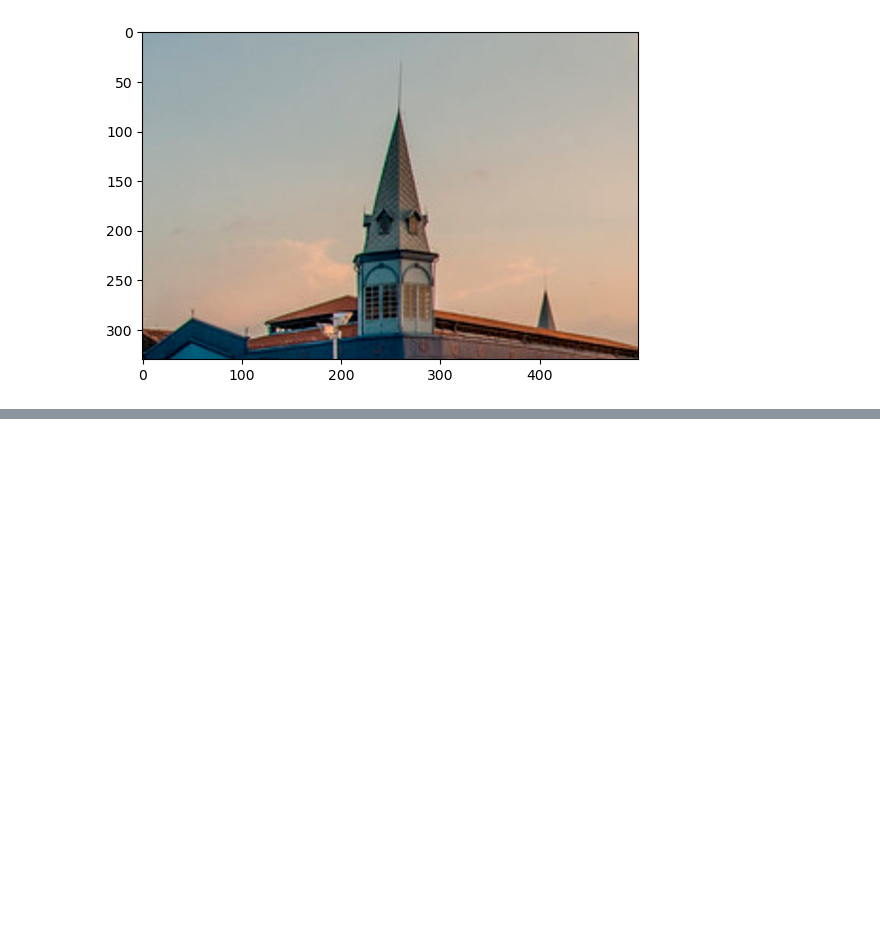
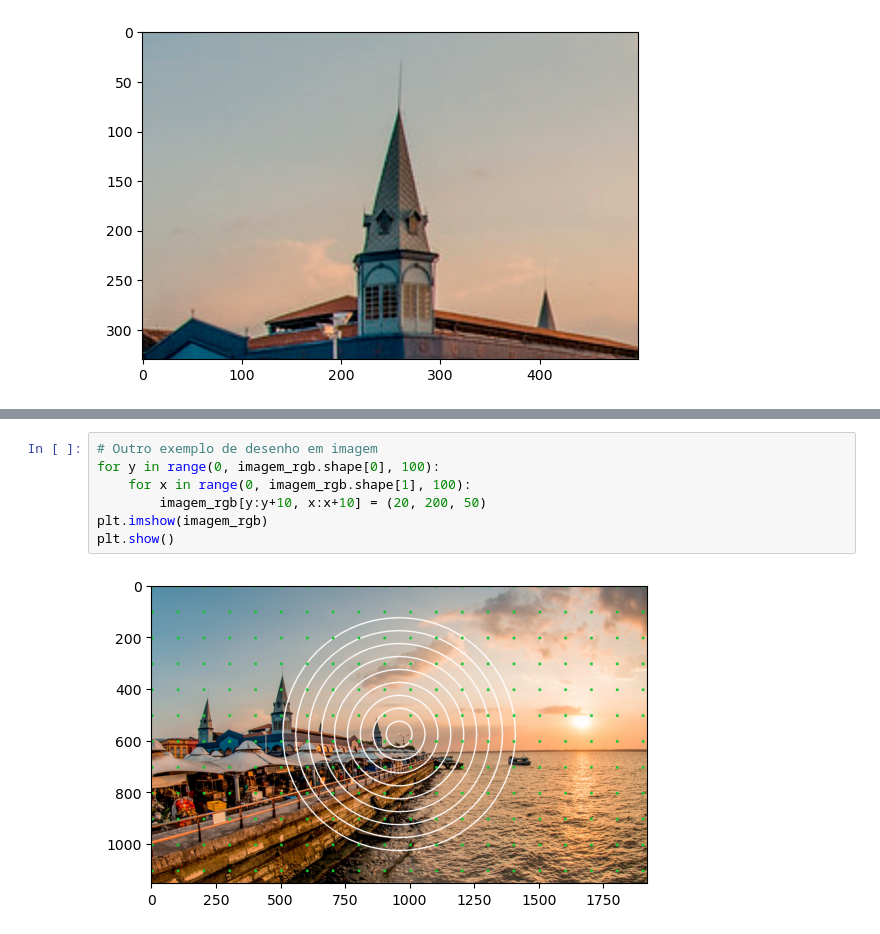
Before and after one commit to ramoneirao/visao-computacional, a Jupyter notebook: notebooks/image processing/processamento.ipynb, the cells around one changed output, grey strips where cells are left out. Drawn from its saved outputs; the diff is of its cells as text; blank space fills up the shorter version.

```diff
--- a/notebooks/image processing/processamento.ipynb
+++ b/notebooks/image processing/processamento.ipynb
@@ -102,0 +118,9 @@ plt.show()
+# %%
+# Outro exemplo de desenho em imagem
+for y in range(0, imagem_rgb.shape[0], 100):
+    for x in range(0, imagem_rgb.shape[1], 100):
+        imagem_rgb[y:y+10, x:x+10] = (20, 200, 50)
+plt.imshow(imagem_rgb)
+plt.show()
+# %% [output]
+[figure, added]
```
Also changed, not shown: parts of 9 cells of this notebook.
